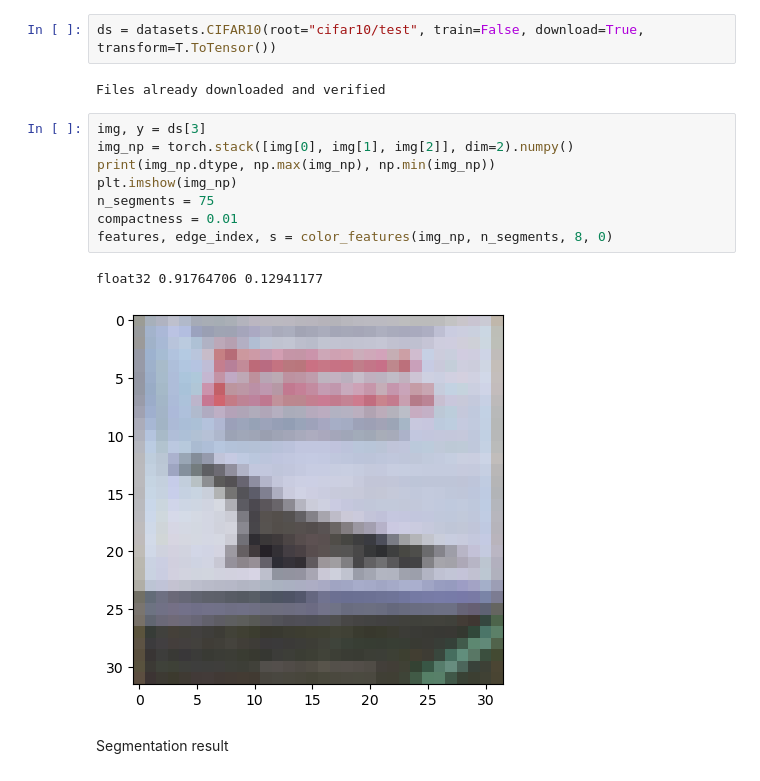
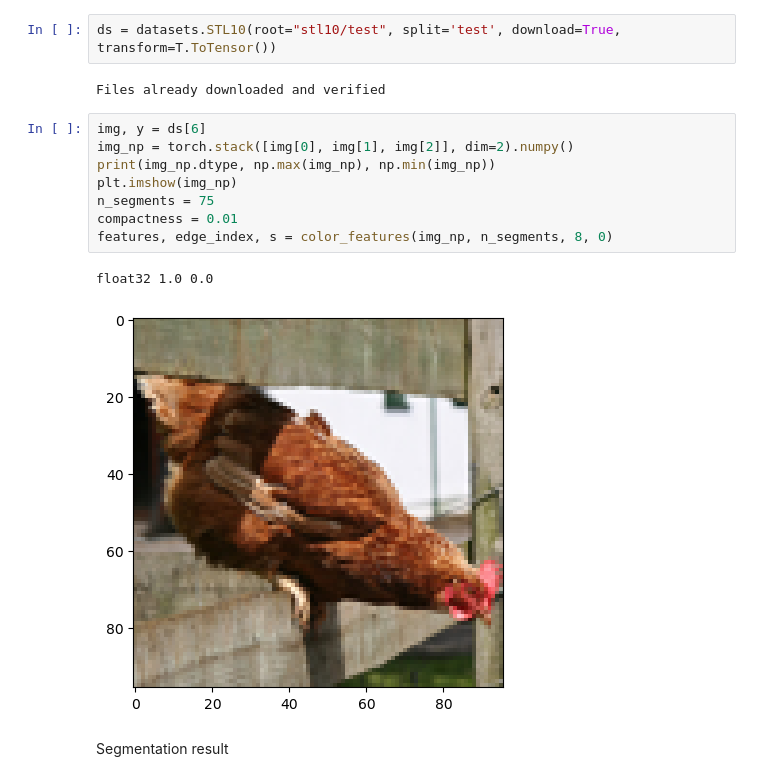
Before and after one commit to jpelayx/mnist-graphs, a Jupyter notebook: viz.ipynb, the cells around one changed output. Saved outputs shown, nothing was run; the diff lists cells and outputs as text.

Commit message:
added new visualizations

```diff
--- a/viz.ipynb
+++ b/viz.ipynb
@@ -120,20 +187,20 @@ nx.draw(nx_g, pos=nx_pos, node_color=nx_color, cmap="gray", with_labels=True)
 # %% [markdown]
 Required pre-processing for RGB images
 # %%
-ds = datasets.CIFAR10(root="cifar10/test", train=False, download=True, transform=T.ToTensor())
+ds = datasets.STL10(root="stl10/test", split='test', download=True, transform=T.ToTensor())
 # %% [output]
 Files already downloaded and verified
 # %%
-img, y = ds[3]
+img, y = ds[6]
 img_np = torch.stack([img[0], img[1], img[2]], dim=2).numpy()
 print(img_np.dtype, np.max(img_np), np.min(img_np))
 plt.imshow(img_np)
 n_segments = 75
 compactness = 0.01
 features, edge_index, s = color_features(img_np, n_segments, 8, 0)
 # %% [output]
-float32 0.91764706 0.12941177
+float32 1.0 0.0
-[figure, old version]
+[figure, new version]
 # %% [markdown]
 Segmentation result
 # %%
```
Also changed, not shown: parts of 6 cells of this notebook.
